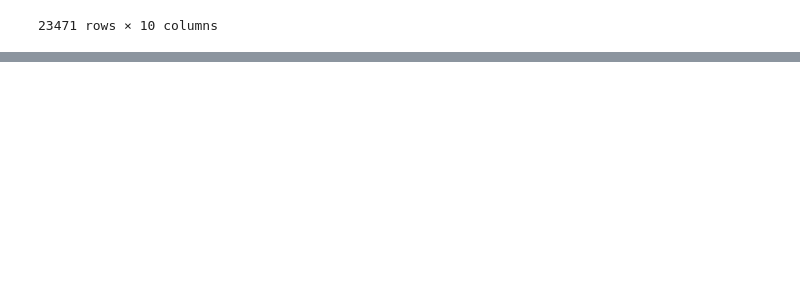
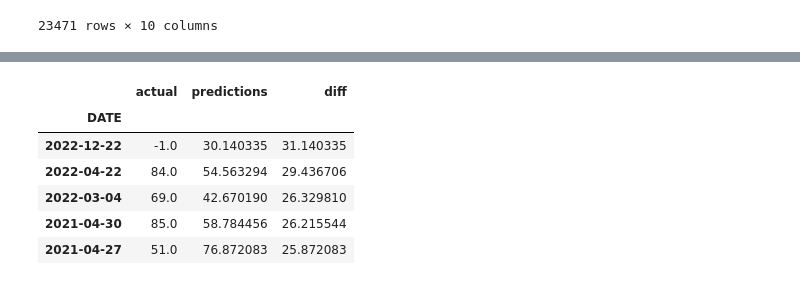
Before and after one commit to davidw102403/weather_prediction, a Jupyter notebook: model.ipynb, the cells around one changed output, grey strips where cells are left out. Saved outputs shown, nothing was run; the diff lists cells and outputs as text; code cells hidden in the pictures; blank space fills up the shorter version.

```diff
--- a/model.ipynb
+++ b/model.ipynb
@@ -568,3 +568,11 @@ core_weather
 | 2023-06-17 | 0.00 | 0.0 | 0.0 | 81.0 | 53.0 | 86.0 | 78.366667 | 0.967490 | 1.528302 | ... |
 | 2023-06-18 | 0.00 | 0.0 | 0.0 | 86.0 | 60.0 | 87.0 | 78.700000 | 0.915116 | 1.433333 | ... |
 23471 rows × 10 columns
+# %%
+# yearly average using only previous data
+core_weather["day_of_year_avg"] = core_weather["temp_max"].groupby(core_weather.index.day_of_year).apply(lambda x: x.expanding().mean()).reset_index(0, drop=True)
+# %%
+predictors = ["precip", "snow", "snow_depth", "temp_max", "temp_min", "month_day_max", "max_min", "monthly_avg", "day_of_year_avg"]
+# %%
+error, combined = create_predictions(predictors, core_weather, reg)
+error
@@ -570,0 +605,12 @@ core_weather
+# %%
+combined["diff"] = (combined["actual"] - combined["predictions"]).abs()
+# %%
+combined.sort_values("diff", ascending=False).head()
+# %% [output]
+|  | actual | predictions | diff |
+| DATE |  |  |  |
+| 2022-12-22 | -1.0 | 30.140335 | 31.140335 |
+| 2022-04-22 | 84.0 | 54.563294 | 29.436706 |
+| 2022-03-04 | 69.0 | 42.670190 | 26.329810 |
+| 2021-04-30 | 85.0 | 58.784456 | 26.215544 |
+| 2021-04-27 | 51.0 | 76.872083 | 25.872083 |
```
Also changed, not shown: parts of 5 cells of this notebook.
